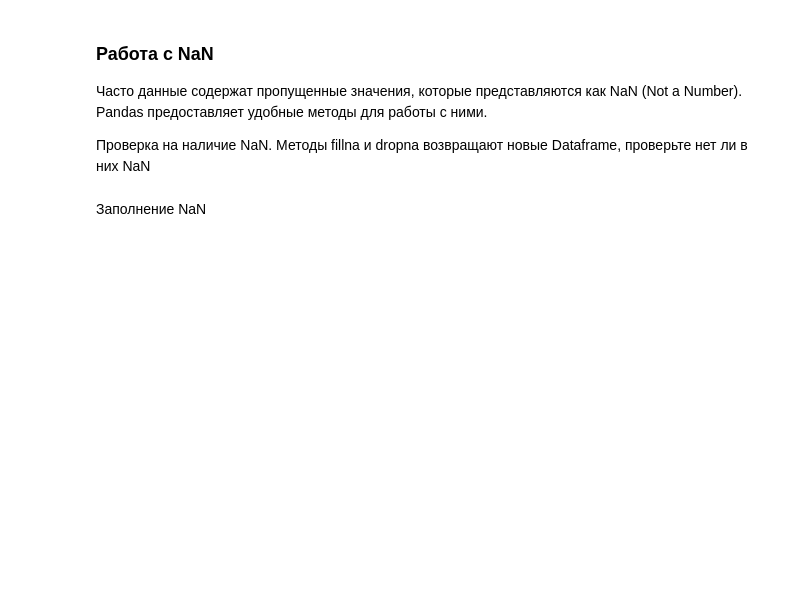
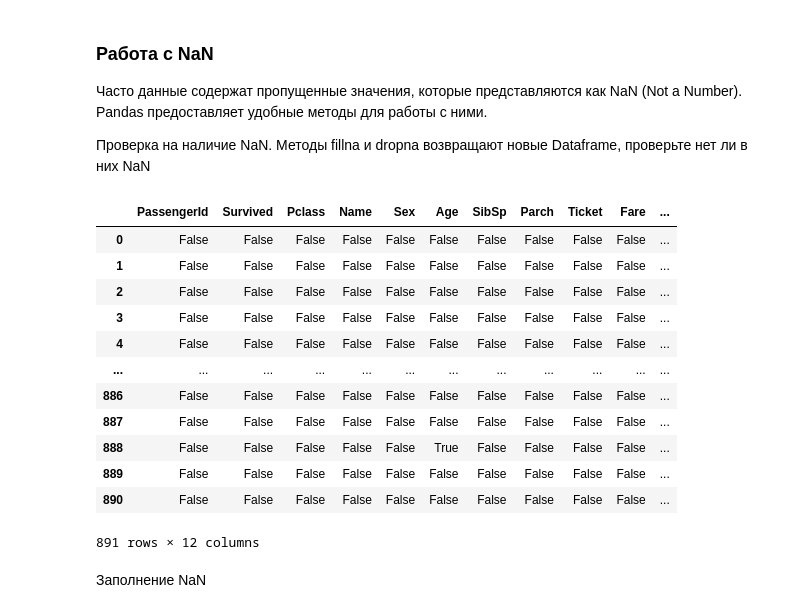
Before and after one commit to H8TE228/lab2, a Jupyter notebook: pandas.ipynb, the cells around one changed output. Drawn from its saved outputs; the diff is of its cells as text; code cells hidden in the pictures; blank space fills up the shorter version.

```diff
--- a/pandas.ipynb
+++ b/pandas.ipynb
@@ -22,6 +22,7 @@ import pandas
 # Чтение данных из файла 'titanic.csv'
 # Используйте метод pd.read_csv()
 # write your code here
+df_new = pd.read_csv('titanic.csv')
 # %% [markdown]
 ### Предпросмотр данных
 Для первого ознакомления с данными давайте выведем первые несколько строк.
@@ -40,7 +71,22 @@ import pandas
 # %%
 # Проверка на наличие NaN в DataFrame
 # Используйте метод .isna()
 # write your code here
+df_new.isna()
+# %% [output]
+|  | PassengerId | Survived | Pclass | Name | Sex | Age | SibSp | Parch | Ticket | Fare | ... |
+| 0 | False | False | False | False | False | False | False | False | False | False | ... |
+| 1 | False | False | False | False | False | False | False | False | False | False | ... |
+| 2 | False | False | False | False | False | False | False | False | False | False | ... |
+| 3 | False | False | False | False | False | False | False | False | False | False | ... |
+| 4 | False | False | False | False | False | False | False | False | False | False | ... |
+| ... | ... | ... | ... | ... | ... | ... | ... | ... | ... | ... | ... |
+| 886 | False | False | False | False | False | False | False | False | False | False | ... |
+| 887 | False | False | False | False | False | False | False | False | False | False | ... |
+| 888 | False | False | False | False | False | True | False | False | False | False | ... |
+| 889 | False | False | False | False | False | False | False | False | False | False | ... |
+| 890 | False | False | False | False | False | False | False | False | False | False | ... |
+891 rows × 12 columns
 # %% [markdown]
 Заполнение NaN
 # %%
```
Also changed, not shown: parts of 9 cells of this notebook.
